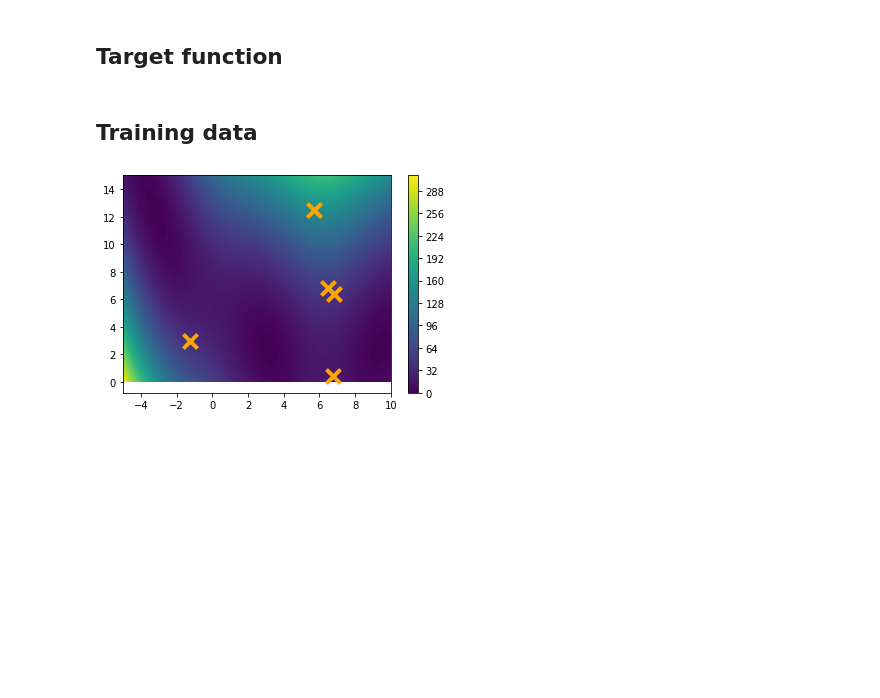
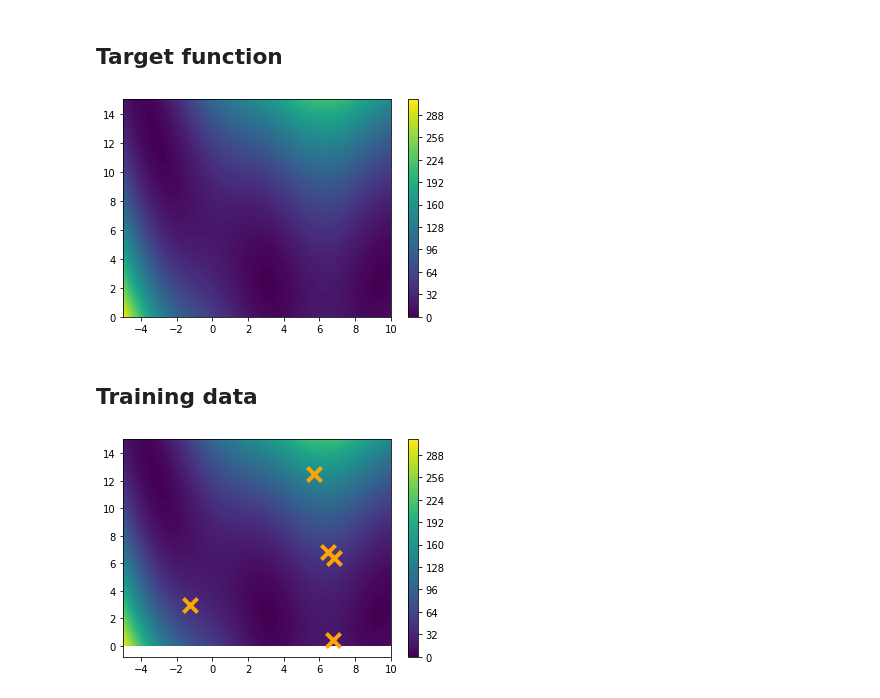
Before and after one commit to alan-turing-institute/SBO_Pyro, a Jupyter notebook: examples/branin-hoo/sbo_branin_hoo_single.ipynb, the cells around one changed output. Saved outputs shown, nothing was run; the diff lists cells and outputs as text; code cells hidden in the pictures; blank space fills up the shorter version.

```diff
--- a/examples/sbo_branin_hoo.ipynb
+++ b/examples/branin-hoo/sbo_branin_hoo_single.ipynb
@@ -35,6 +35,11 @@ class BraninHooTarget(sbo.TargetFunction):
         return a * (x2 - b*x1**2 + c*x1 - r)**2 + s*(1 - t)*torch.cos(x1) + s
 
 target = BraninHooTarget([[-5, 10], [0, 15]])
+# %%
+utilities.plot2d_func(target.eval, target.ranges)
+plt.savefig('bh_landscape.png', dpi=300)
+# %% [output]
+[figure, added]
 # %% [markdown]
 ## Training data
 # %%
```
Also changed, not shown: parts of 1 cell of this notebook, 19 other files.
